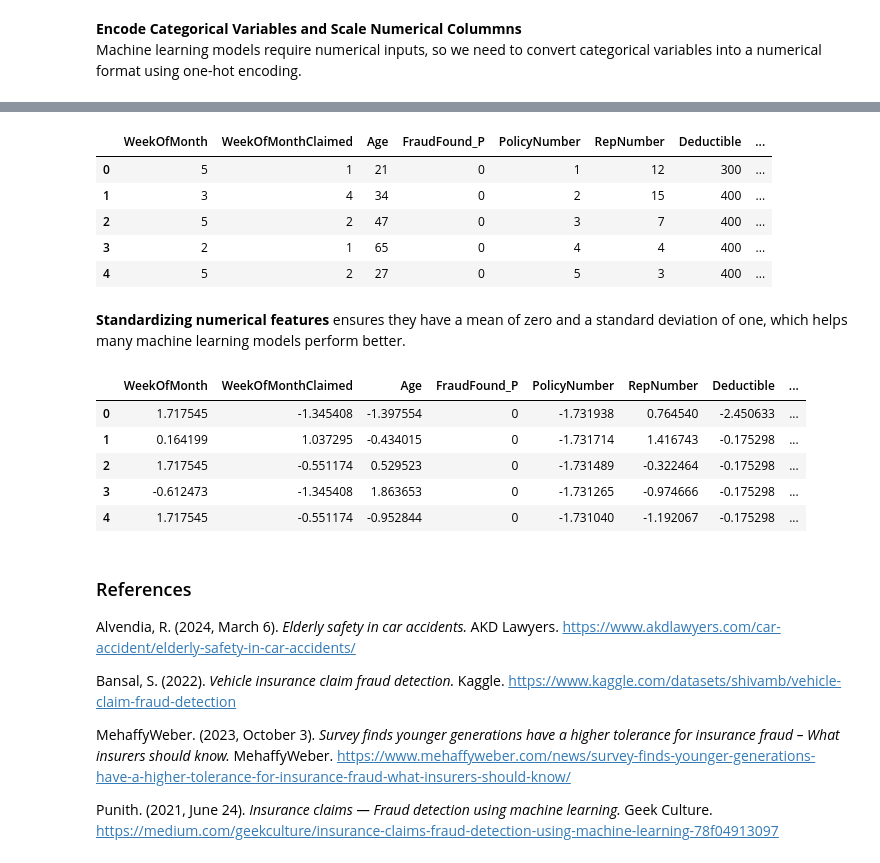
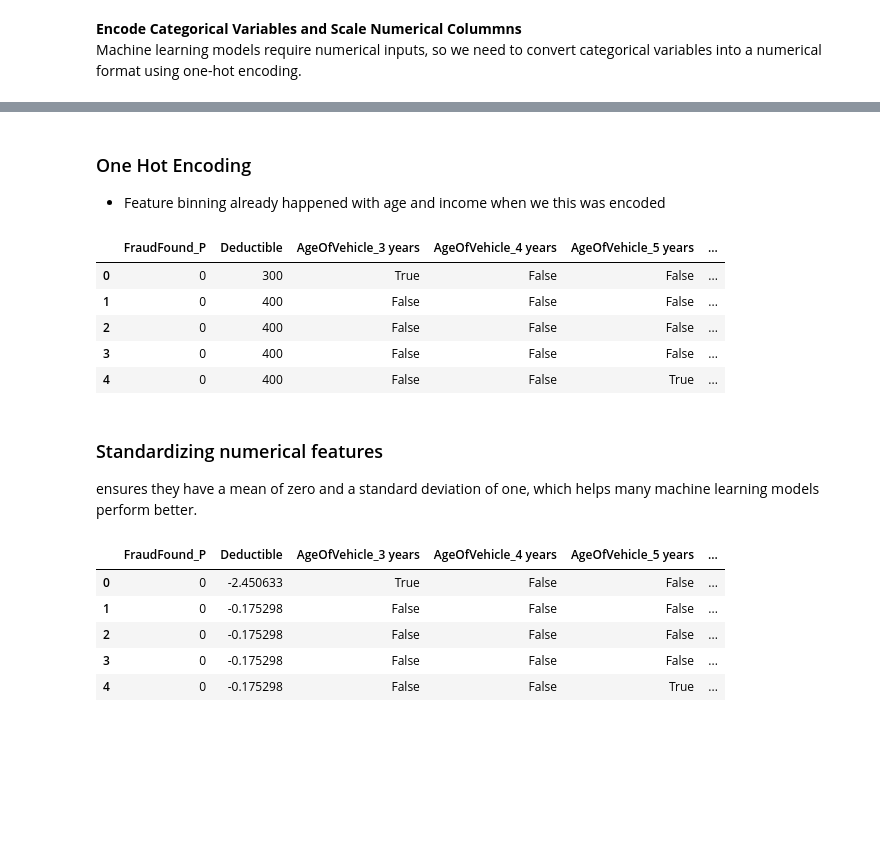
Before and after one commit to oxayavongsa/aai-510-ml-group-1, a Jupyter notebook: revised-eda.ipynb, the cells around one changed output, grey strips where cells are left out. Cells and saved outputs as stored; diff of their text form; code cells hidden in the pictures; blank space fills up the shorter version.

```diff
--- a/revised-eda.ipynb
+++ b/revised-eda.ipynb
@@ -499,0 +559,21 @@ Machine learning models require numerical inputs, so we need to convert categori
+# %%
+# Extract relevant columns
+columns_of_interest = [
+    'FraudFound_P',
+    'AgeOfVehicle',
+    'AgeOfPolicyHolder',
+    'PastNumberOfClaims',
+    'VehiclePrice',
+    'VehicleCategory',
+    'BasePolicy',
+    'Fault',
+    'Deductible',
+    'PolicyType',
+    'Sex'
+]
+
+# Check which of these columns are present in the dataframe
+df_relevant = df[columns_of_interest]
+
+# Display the first few rows of the cleaned dataframe
+df_relevant.head()
@@ -500,47 +587,47 @@ Machine learning models require numerical inputs, so we need to convert categori
+# %% [markdown]
+### One Hot Encoding
+* Feature binning already happened with age and income when we this was encoded
 # %%
 # Encode categorical variables
-df_encoded = pd.get_dummies(df, drop_first=True)
+df_encoded = pd.get_dummies(df_relevant, drop_first=True)
 #df_encoded = df_encoded.applymap(lambda x: 1 if x is True else (0 if x is False else x))
 #df_encoded = df_encoded.map(lambda x: 1 if x is True else (0 if x is False else x))
 
 # Print first few rows of encoded and scaled dataset
 df_encoded.head()
 # %% [output]
-|  | WeekOfMonth | WeekOfMonthClaimed | Age | FraudFound_P | PolicyNumber | RepNumber | Deductible | ... |
-| 0 | 5 | 1 | 21 | 0 | 1 | 12 | 300 | ... |
-| 1 | 3 | 4 | 34 | 0 | 2 | 15 | 400 | ... |
-| 2 | 5 | 2 | 47 | 0 | 3 | 7 | 400 | ... |
-| 3 | 2 | 1 | 65 | 0 | 4 | 4 | 400 | ... |
-| 4 | 5 | 2 | 27 | 0 | 5 | 3 | 400 | ... |
+|  | FraudFound_P | Deductible | AgeOfVehicle_3 years | AgeOfVehicle_4 years | AgeOfVehicle_5 years | ... |
+| 0 | 0 | 300 | True | False | False | ... |
+| 1 | 0 | 400 | False | False | False | ... |
+| 2 | 0 | 400 | False | False | False | ... |
+| 3 | 0 | 400 | False | False | False | ... |
+| 4 | 0 | 400 | False | False | True | ... |
 # %% [markdown]
-**Standardizing numerical features** ensures they have a mean of zero and a standard deviation of one, which helps many machine learning models perform better.
+### Standardizing numerical features
+ensures they have a mean of zero and a standard deviation of one, which helps many machine learning models perform better.
 # %%
-# Scale numerical columns
+from sklearn.preprocessing import StandardScaler
+
+# Assuming df_encoded is your dataframe
 scaler = StandardScaler()
-df_encoded[num_cols] = scaler.fit_transform(df_encoded[num_cols])
+
+# Reshape the data for the scaler
+df_encoded['Deductible'] = scaler.fit_transform(df_encoded['Deductible'].values.reshape(-1, 1))
 
 # Display the first few rows of the encoded and scaled dataset
 df_encoded.head()
 
+
 #coding note. If the car has 0 for 1995 and 1996, it is considered 1994
 # %% [output]
-|  | WeekOfMonth | WeekOfMonthClaimed | Age | FraudFound_P | PolicyNumber | RepNumber | Deductible | ... |
-| 0 | 1.717545 | -1.345408 | -1.397554 | 0 | -1.731938 | 0.764540 | -2.450633 | ... |
-| 1 | 0.164199 | 1.037295 | -0.434015 | 0 | -1.731714 | 1.416743 | -0.175298 | ... |
-| 2 | 1.717545 | -0.551174 | 0.529523 | 0 | -1.731489 | -0.322464 | -0.175298 | ... |
-| 3 | -0.612473 | -1.345408 | 1.863653 | 0 | -1.731265 | -0.974666 | -0.175298 | ... |
-| 4 | 1.717545 | -0.551174 | -0.952844 | 0 | -1.731040 | -1.192067 | -0.175298 | ... |
+|  | FraudFound_P | Deductible | AgeOfVehicle_3 years | AgeOfVehicle_4 years | AgeOfVehicle_5 years | ... |
+| 0 | 0 | -2.450633 | True | False | False | ... |
+| 1 | 0 | -0.175298 | False | False | False | ... |
+| 2 | 0 | -0.175298 | False | False | False | ... |
+| 3 | 0 | -0.175298 | False | False | False | ... |
+| 4 | 0 | -0.175298 | False | False | True | ... |
 # %%
 # Extract the target column
 target_col = df_encoded['FraudFound_P'].copy()
 
 #target_col.head()
-# %% [markdown]
-### References
-Alvendia, R. (2024, March 6). <i>Elderly safety in car accidents.</i> AKD Lawyers. https://www.akdlawyers.com/car-accident/elderly-safety-in-car-accidents/
-
-Bansal, S. (2022). <i>Vehicle insurance claim fraud detection.</i> Kaggle.     https://www.kaggle.com/datasets/shivamb/vehicle-claim-fraud-detection
-
-MehaffyWeber. (2023, October 3). <i>Survey finds younger generations have a higher tolerance for insurance fraud – What insurers should know.</i> MehaffyWeber. https://www.mehaffyweber.com/news/survey-finds-younger-generations-have-a-higher-tolerance-for-insurance-fraud-what-insurers-should-know/
-
-Punith. (2021, June 24). <i>Insurance claims — Fraud detection using machine learning.</i> Geek Culture.   https://medium.com/geekculture/insurance-claims-fraud-detection-using-machine-learning-78f04913097
```
Also changed, not shown: parts of 7 cells of this notebook.
